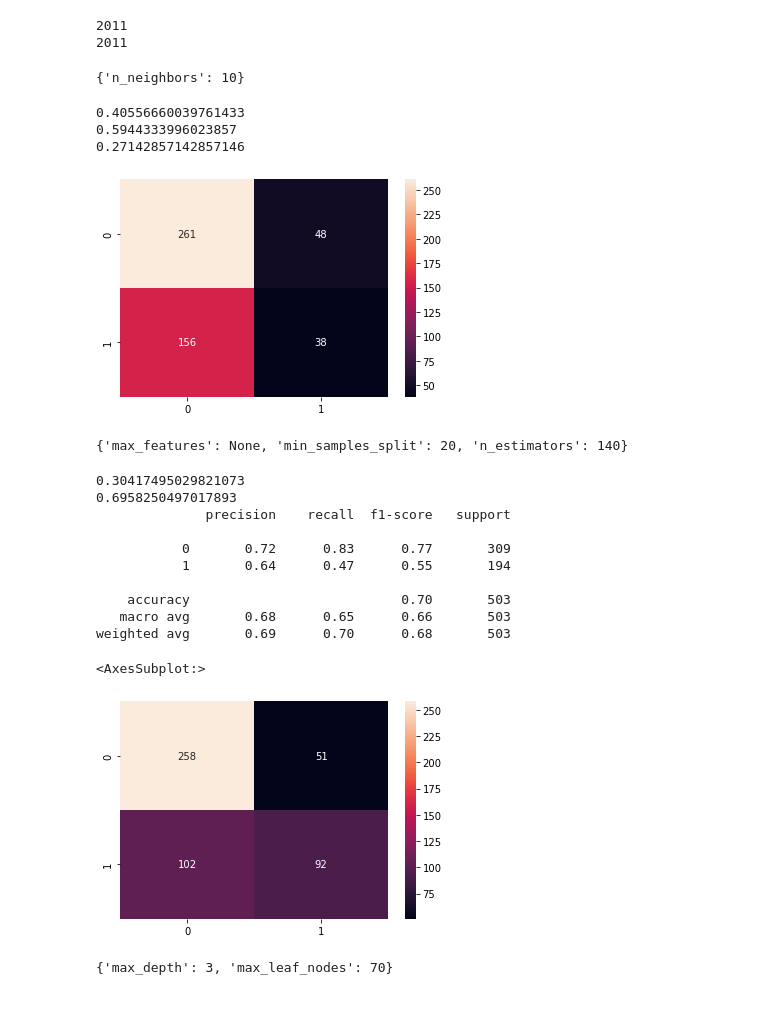
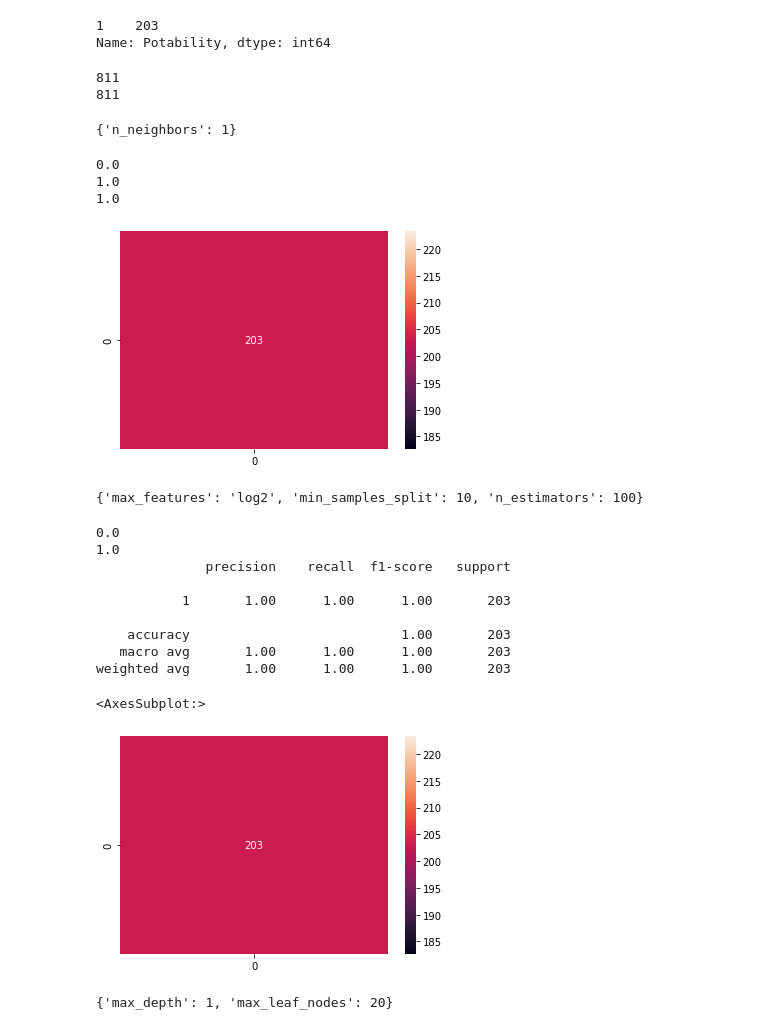
Before and after one commit to gprasad125/SC2022-BatchB-python-enjoyers, a Jupyter notebook: finalProject/modeling.ipynb, the cells around one changed output. Cells and saved outputs as stored; diff of their text form; code cells hidden in the pictures.

```diff
--- a/finalProject/modeling.ipynb
+++ b/finalProject/modeling.ipynb
@@ -6,7 +6,28 @@ import plotly.express as px
 import matplotlib.pyplot as plt
 import seaborn as sns
 from sklearn.metrics import confusion_matrix
+from sklearn.metrics import classification_report
 from sklearn.model_selection import train_test_split
 data = pd.read_csv("./Data/water_potability.csv")
+
+
+'''
 data.dropna(axis=0, inplace = True)
-# what else do we need?
+
+
+n = abs(data[data["Potability"] == 0].shape[0]- data[data["Potability"] == 1].shape[0])
+data_filtered = data[data["Potability"]==0];
+data_filtered2 = data[data["Potability"] == 1]
+data_filtered = data.drop(index=data_filtered.index[:n], axis=0, inplace=True)
+frames = [data_filtered,data_filtered2]
+
+data_equal = pd.concat(frames)
+
+'''
+
+
+#try changing data to data_equal for some models --> see if it gets better results -Annya
+
+# Try with imputed data (try with mean, mode (most common value), etc.)
+# GridSearchCV
+print(data_equal)
@@ -13,13 +80,18 @@ data.dropna(axis=0, inplace = True)
+# %%
+y_test.value_counts()
+# %% [output]
+1    203
+Name: Potability, dtype: int64
 # %%
-target = data["Potability"]
-features = data.drop(columns = ["Potability"], axis = 1)
+target = data_equal["Potability"]
+features = data_equal.drop(columns = ["Potability"], axis = 1)
 x_train, x_test, y_train, y_test = train_test_split(features, target, test_size=0.25)
 # %%
 print(target.shape[0])
 print(features.shape[0])
 # %% [output]
-2011
-2011
+811
+811
 # %%
 from sklearn.neighbors import KNeighborsClassifier as KNN
 from sklearn.model_selection import GridSearchCV
@@ -31,7 +103,7 @@ my_KNN_model = GridSearchCV(KNN(), param_grid = parameters)
 my_KNN_model.fit(x_train, y_train)
 my_KNN_model.best_params_
 # %% [output]
-{'n_neighbors': 10}
+{'n_neighbors': 1}
 # %%
 KNN_model_2 = KNN(n_neighbors = 12)
 KNN_model_2.fit(x_train, y_train)
@@ -46,10 +118,10 @@ sns.heatmap(confusion_matrix(y_test, y_hat), annot = True, fmt ='g')
 score = f1_score(y_test, y_hat, average='binary')
 print(score)
 # %% [output]
-0.40556660039761433
-0.5944333996023857
-0.27142857142857146
+0.0
+1.0
+1.0
-[figure, old version]
+[figure, new version]
 # %%
 from sklearn.ensemble import RandomForestClassifier
 from sklearn.model_selection import GridSearchCV
@@ -63,28 +135,29 @@ rfc_param = {
 rfc_test = GridSearchCV(RandomForestClassifier(), param_grid = rfc_param).fit(x_train,y_train)
 rfc_test.best_params_
 # %% [output]
-{'max_features': None, 'min_samples_split': 20, 'n_estimators': 140}
+{'max_features': 'log2', 'min_samples_split': 10, 'n_estimators': 100}
 # %%
-rfc_model = RandomForestClassifier(max_features = None, min_samples_split = 20, n_estimators = 140).fit(x_train,y_train)
+rfc_model = RandomForestClassifier(max_features=None,
+                                   min_samples_split=20,
+                                   n_estimators=140).fit(x_train, y_train)
 y_hat_rfc = rfc_model.predict(x_test)
-mean_squared_error = (np.sum((y_test - y_hat_rfc)**2))/len(y_test)
+mean_squared_error = (np.sum((y_test - y_hat_rfc)**2)) / len(y_test)
 print(mean_squared_error)
-print(rfc_model.score(x_test,y_test))
+print(rfc_model.score(x_test, y_test))
 print(classification_report(y_test, y_hat_rfc))
-sns.heatmap(confusion_matrix(y_test, y_hat_rfc), annot = True, fmt ='g')
+sns.heatmap(confusion_matrix(y_test, y_hat_rfc), annot=True, fmt='g')
 # %% [output]
-0.30417495029821073
-0.6958250497017893
+0.0
+1.0
               precision    recall  f1-score   support
 
-           0       0.72      0.83      0.77       309
-           1       0.64      0.47      0.55       194
+           1       1.00      1.00      1.00       203
 
-    accuracy                           0.70       503
-   macro avg       0.68      0.65      0.66       503
-weighted avg       0.69      0.70      0.68       503
+    accuracy                           1.00       203
+   macro avg       1.00      1.00      1.00       203
+weighted avg       1.00      1.00      1.00       203
 <AxesSubplot:>
-[figure, old version]
+[figure, new version]
 # %%
 from sklearn.tree import DecisionTreeClassifier
 
@@ -96,5 +169,5 @@ dtc_param = {
 dtc_test = GridSearchCV(DecisionTreeClassifier(), param_grid = dtc_param).fit(x_train,y_train)
 dtc_test.best_params_
 # %% [output]
-{'max_depth': 3, 'max_leaf_nodes': 70}
+{'max_depth': 1, 'max_leaf_nodes': 20}
 # %%
```
Also changed, not shown: parts of 12 cells of this notebook, 27 other files.
